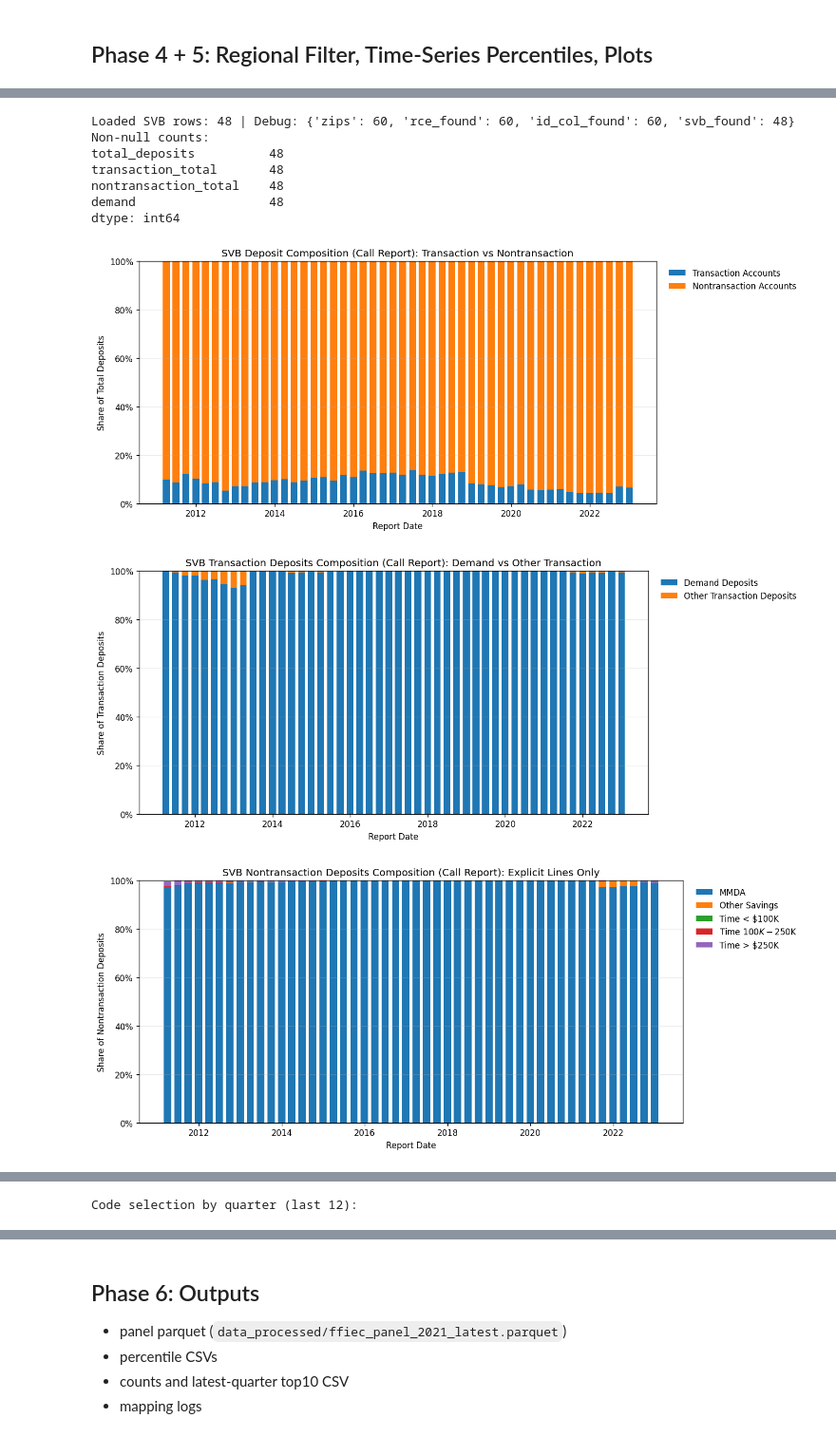
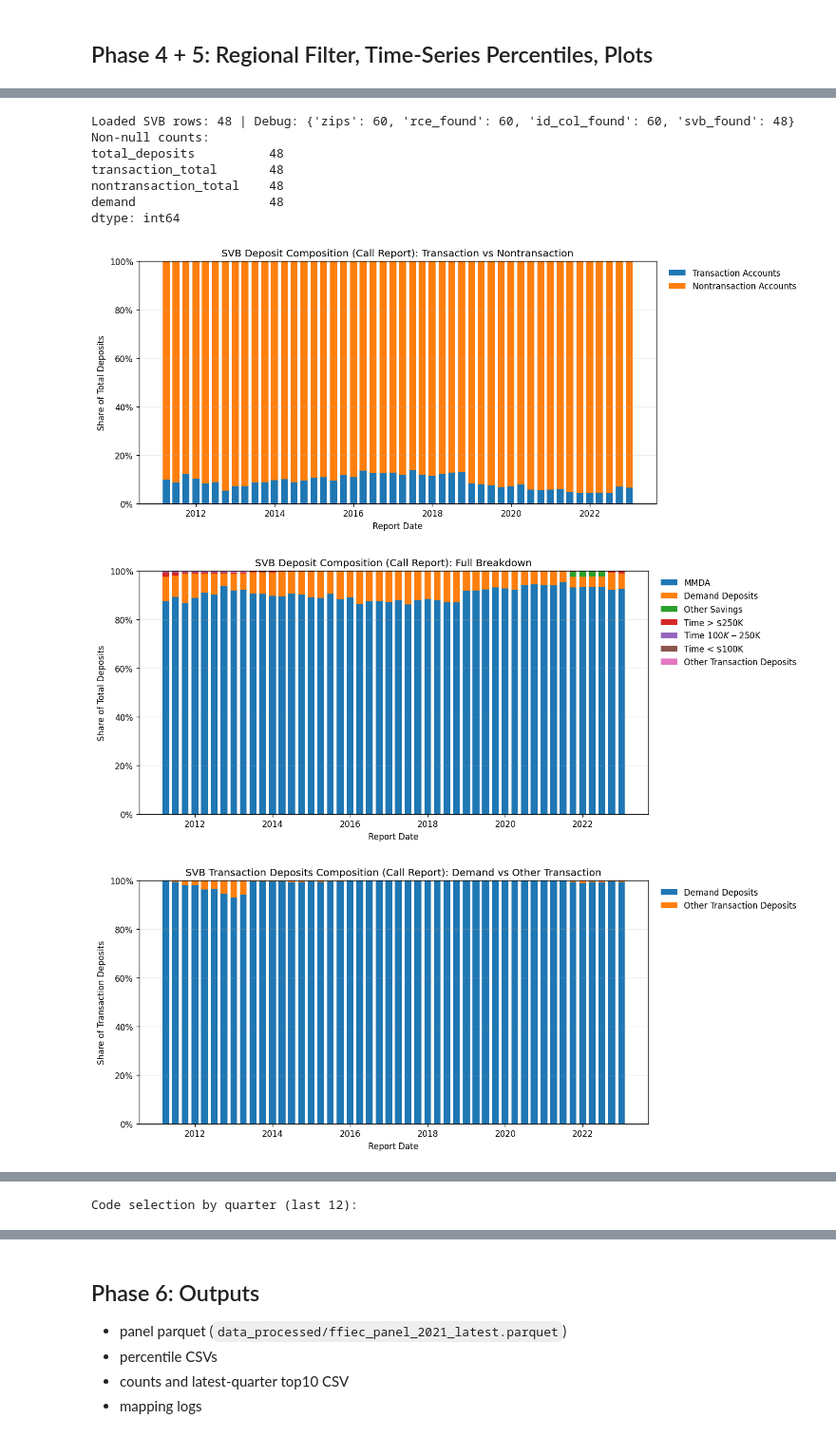
Before and after one commit to NiccoloComati/papers-repo, a Jupyter notebook: Role of Bank Supervision (SVB)/Call_Report_Fragility_Panel_v2.ipynb, the cells around one changed output, grey strips where cells are left out. Shown at 95% size. Cells and saved outputs as stored; diff of their text form; code cells hidden in the pictures.

```diff
--- a/Role of Bank Supervision (SVB)/Call_Report_Fragility_Panel_v2.ipynb
+++ b/Role of Bank Supervision (SVB)/Call_Report_Fragility_Panel_v2.ipynb
@@ -2393,6 +2391,13 @@ txn = pd.DataFrame(index=svb_dep.index)
 txn['Demand Deposits'] = svb_dep['demand'] / svb_dep['transaction_total']
 txn['Other Transaction Deposits'] = (svb_dep['transaction_total'] - svb_dep['demand']) / svb_dep['transaction_total']
 
+# full explicit breakdown as shares of total deposits
+full = pd.DataFrame(index=svb_dep.index)
+full['Demand Deposits'] = svb_dep['demand'] / svb_dep['total_deposits']
+full['Other Transaction Deposits'] = (svb_dep['transaction_total'] - svb_dep['demand']) / svb_dep['total_deposits']
+full['MMDA'] = svb_dep['mmda'] / svb_dep['total_deposits']
+full['Other Savings'] = svb_dep['other_savings'] / svb_dep['total_deposits']
+
 # explicit nontransaction lines (no residual bucket)
 svb_dep['time_lt_100k'] = np.where(
     svb_dep['time_le_250k'].notna() & svb_dep['time_100_250k'].notna(),
@@ -2400,6 +2405,11 @@ svb_dep['time_lt_100k'] = np.where(
     svb_dep['time_le_250k']
 )
 svb_dep['time_lt_100k'] = svb_dep['time_lt_100k'].clip(lower=0)
+
+full['Time < $100K'] = svb_dep['time_lt_100k'] / svb_dep['total_deposits']
+full['Time $100K-$250K'] = svb_dep['time_100_250k'] / svb_dep['total_deposits']
+full['Time > $250K'] = svb_dep['time_gt_250k'] / svb_dep['total_deposits']
+full = full[['MMDA', 'Demand Deposits', 'Other Savings', 'Time > $250K', 'Time $100K-$250K', 'Time < $100K', 'Other Transaction Deposits']]
 
 nt = pd.DataFrame(index=svb_dep.index)
 nt['MMDA'] = svb_dep['mmda'] / svb_dep['nontransaction_total']
@@ -2411,32 +2421,37 @@ nt['Time > $250K'] = svb_dep['time_gt_250k'] / svb_dep['nontransaction_total']
 # plots
 _plot_100_stacked(
     top,
     'SVB Deposit Composition (Call Report): Transaction vs Nontransaction',
+    'Share of Total Deposits'
+)
+_plot_100_stacked(
+    full,
+    'SVB Deposit Composition (Call Report): Full Breakdown',
     'Share of Total Deposits'
 )
 _plot_100_stacked(
     txn,
     'SVB Transaction Deposits Composition (Call Report): Demand vs Other Transaction',
     'Share of Transaction Deposits'
 )
 _plot_100_stacked(
     nt,
     'SVB Nontransaction Deposits Composition (Call Report): Explicit Lines Only',
     'Share of Nontransaction Deposits'
 )
 
 print('\nCode selection by quarter (last 12):')
 display(
     svb_code_log[['report_date'] + [c for c in svb_code_log.columns if c.endswith('__code')]].tail(12)
 )
 # %% [output]
 Loaded SVB rows: 48 | Debug: {'zips': 60, 'rce_found': 60, 'id_col_found': 60, 'svb_found': 48}
 Non-null counts:
 total_deposits          48
 transaction_total       48
 nontransaction_total    48
 demand                  48
 dtype: int64
 [figure]
-[figure, old version]
+[figure, new version]
-[figure, old version]
+[figure, new version]
```
Also changed, not shown: parts of 12 cells of this notebook, 8 other files.
